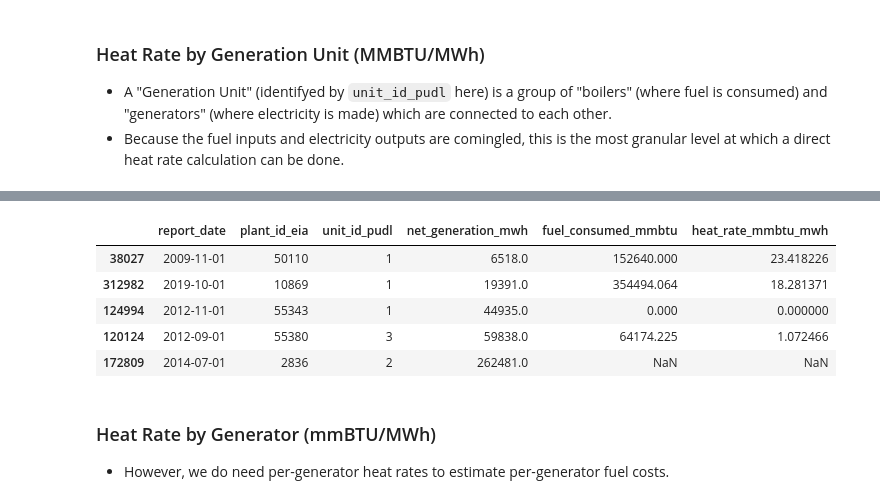
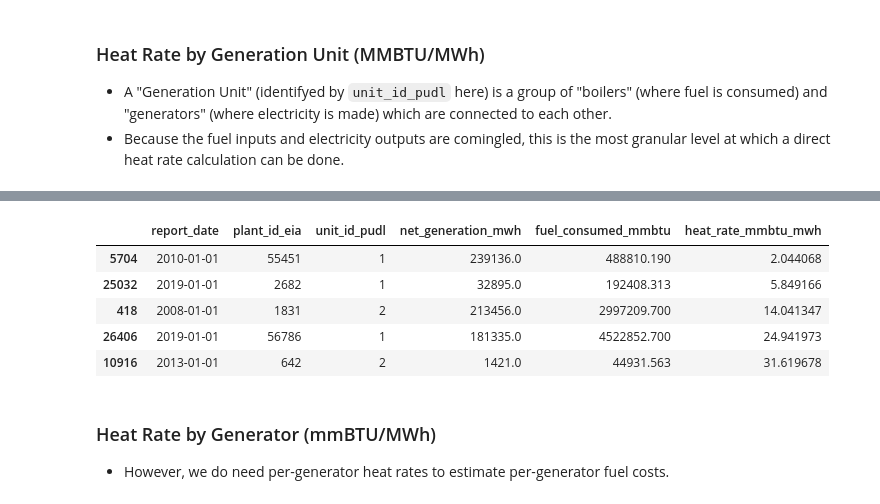
Before and after one commit to catalyst-cooperative/pudl-examples, a Jupyter notebook: notebooks/02-pudl-outputs.ipynb, the cells around one changed output, grey strips where cells are left out. Saved outputs shown, nothing was run; the diff lists cells and outputs as text; code cells hidden in the pictures.

```diff
--- a/notebooks/02-pudl-outputs.ipynb
+++ b/notebooks/02-pudl-outputs.ipynb
@@ -542,7 +549,7 @@ del pudl_out
 # %%
-pudl_out_monthly = pudl.output.pudltabl.PudlTabl(
+pudl_out_annual = pudl.output.pudltabl.PudlTabl(
     pudl_engine=pudl_engine,
-    freq="MS",
+    freq="AS",
     fill_fuel_cost=True,
     roll_fuel_cost=True,
 )
@@ -552,5 +559,5 @@ pudl_out_monthly = pudl.output.pudltabl.PudlTabl(
 * Because the fuel inputs and electricity outputs are comingled, this is the most granular level at which a direct heat rate calculation can be done.
 # %%
 %%time
-pudl_out_monthly.hr_by_unit().sample(n_samples)
+pudl_out_annual.hr_by_unit().sample(n_samples)
 # %% [output]
@@ -559,9 +566,9 @@ Wall time: 9min 19s
 |  | report_date | plant_id_eia | unit_id_pudl | net_generation_mwh | fuel_consumed_mmbtu | heat_rate_mmbtu_mwh |
-| 38027 | 2009-11-01 | 50110 | 1 | 6518.0 | 152640.000 | 23.418226 |
-| 312982 | 2019-10-01 | 10869 | 1 | 19391.0 | 354494.064 | 18.281371 |
-| 124994 | 2012-11-01 | 55343 | 1 | 44935.0 | 0.000 | 0.000000 |
-| 120124 | 2012-09-01 | 55380 | 3 | 59838.0 | 64174.225 | 1.072466 |
-| 172809 | 2014-07-01 | 2836 | 2 | 262481.0 | NaN | NaN |
+| 5704 | 2010-01-01 | 55451 | 1 | 239136.0 | 488810.190 | 2.044068 |
+| 25032 | 2019-01-01 | 2682 | 1 | 32895.0 | 192408.313 | 5.849166 |
+| 418 | 2008-01-01 | 1831 | 2 | 213456.0 | 2997209.700 | 14.041347 |
+| 26406 | 2019-01-01 | 56786 | 1 | 181335.0 | 4522852.700 | 24.941973 |
+| 10916 | 2013-01-01 | 642 | 2 | 1421.0 | 44931.563 | 31.619678 |
 # %% [markdown]
 ### Heat Rate by Generator (mmBTU/MWh)
 * However, we do need per-generator heat rates to estimate per-generator fuel costs.
```
Also changed, not shown: parts of 37 cells of this notebook.
